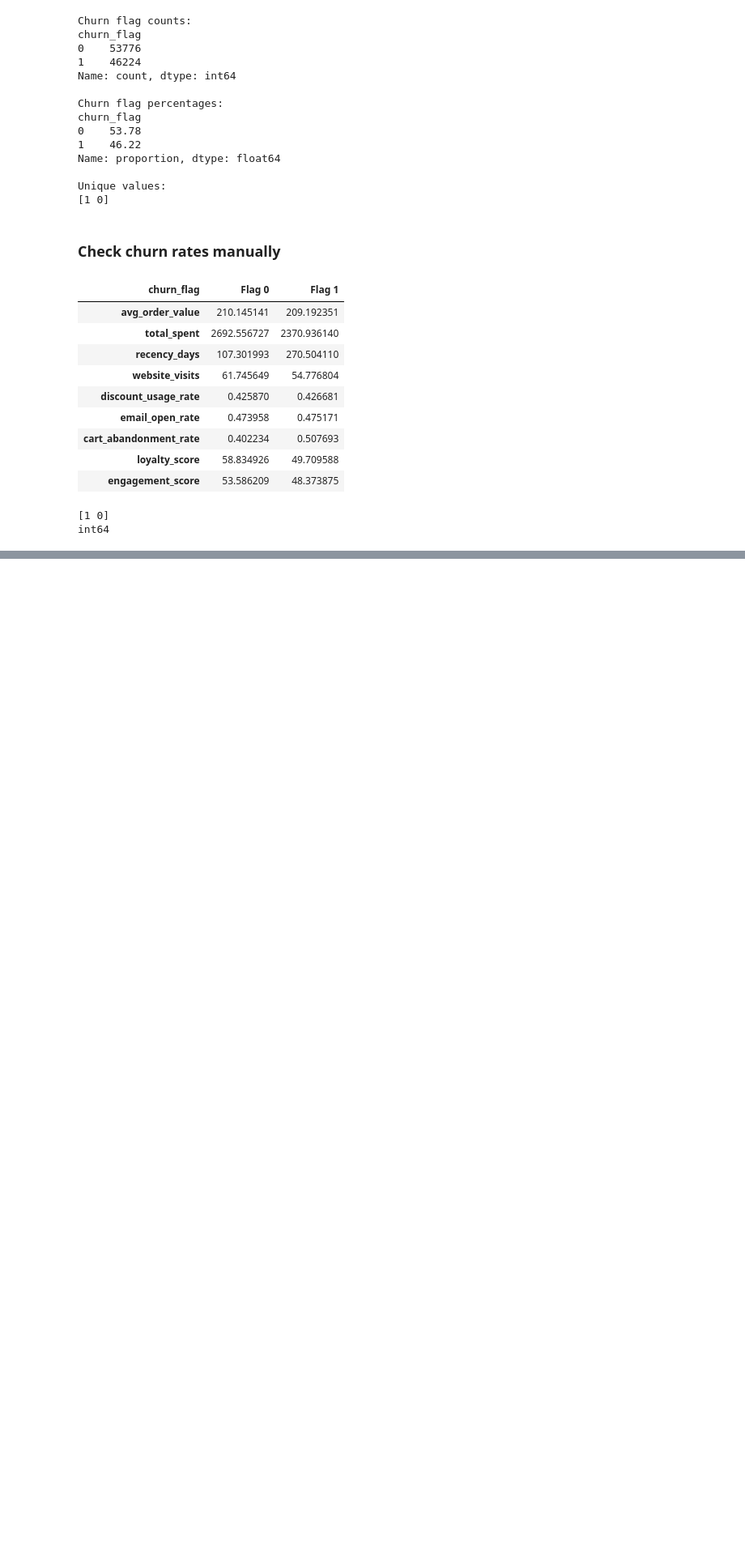
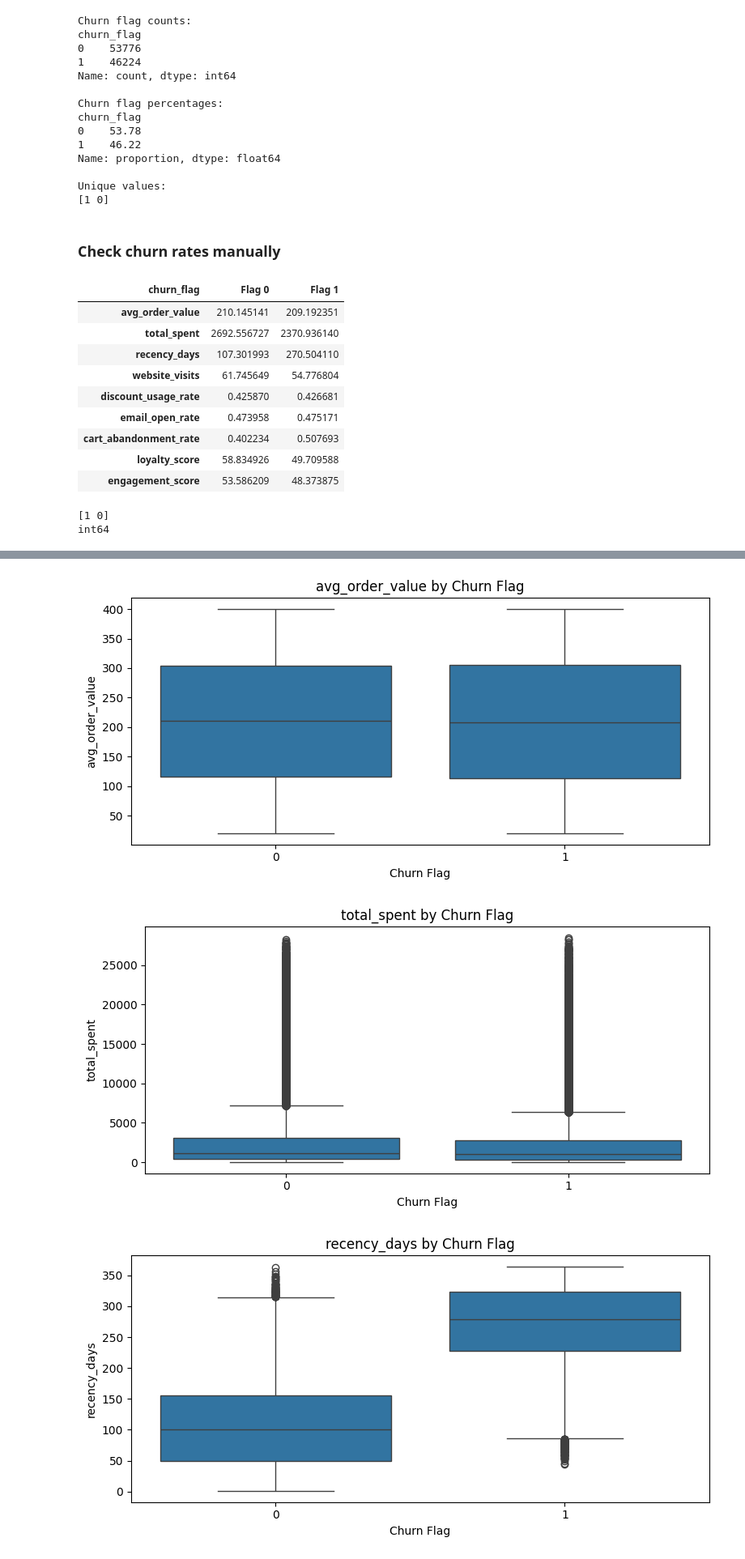
Before and after one commit to nehansa2003/AWS_Project, a Jupyter notebook: notebooks/EDA.ipynb, the cells around one changed output, grey strips where cells are left out. Shown at 81% size. Saved outputs shown, nothing was run; the diff lists cells and outputs as text; code cells hidden in the pictures; blank space fills up the shorter version.

```diff
--- a/notebooks/EDA.ipynb
+++ b/notebooks/EDA.ipynb
@@ -596,0 +646,14 @@ int64
+# %%
+
+TARGET = "churn_flag"
+
+print("Churn target values:")
+print(df[TARGET].value_counts(dropna=False))
+
+group_summary = (
+    df.groupby(TARGET)[numeric_features]
+      .agg(["mean", "median", "std"])
+      .round(3)
+)
+
+display(group_summary)
@@ -596,0 +674,20 @@ int64
+# %%
+
+for feature in numeric_features:
+    plt.figure(figsize=(8, 4))
+
+    sns.boxplot(
+        data=df,
+        x=TARGET,
+        y=feature
+    )
+
+    plt.title(f"{feature} by Churn Flag")
+    plt.xlabel("Churn Flag")
+    plt.ylabel(feature)
+    plt.tight_layout()
+    plt.show()
+# %% [output]
+[figure, added]
+[figure, added]
+[figure, added]
```
Also changed, not shown: parts of 9 cells of this notebook.
